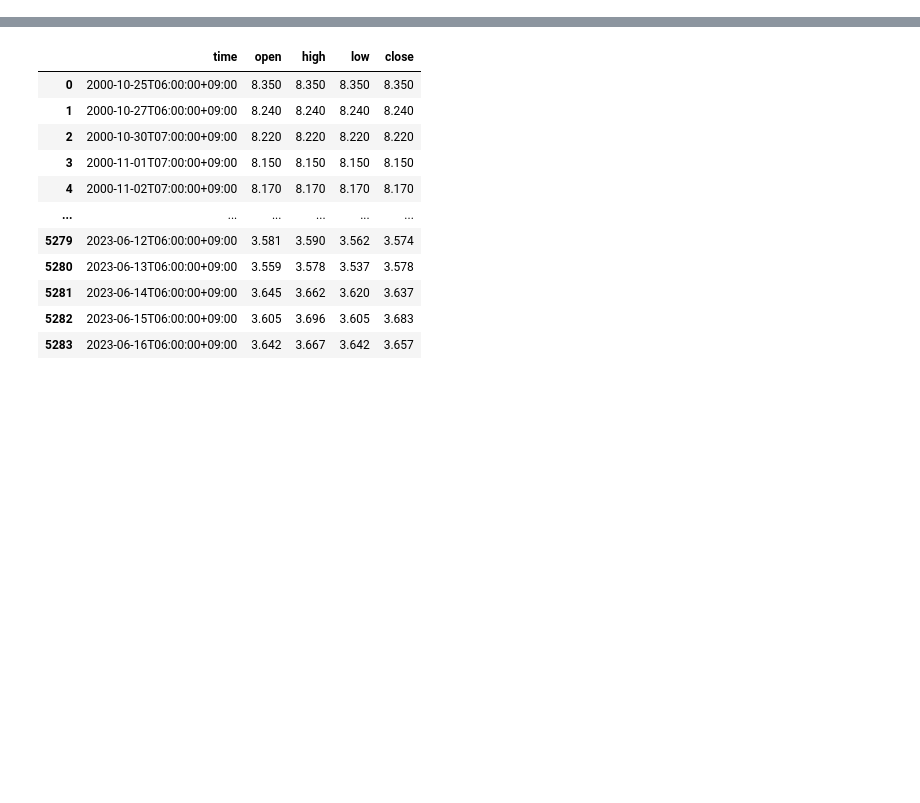
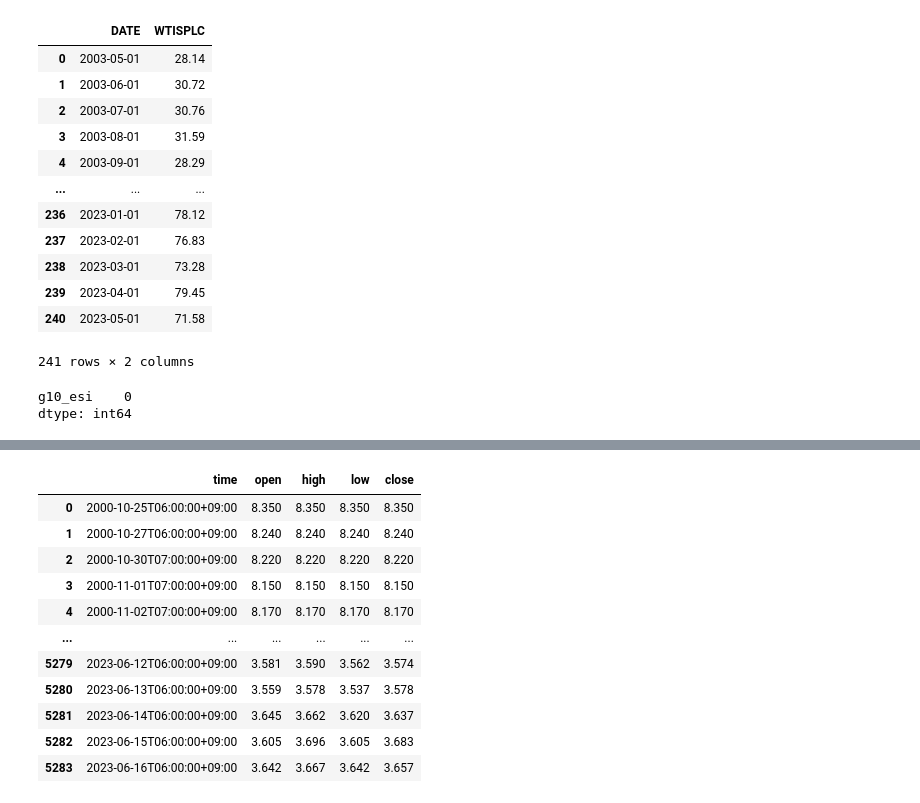
Before and after one commit to Meermeer/Projects, a Jupyter notebook: 거시경제데이터합치기.ipynb, the cells around one changed output, grey strips where cells are left out. Drawn from its saved outputs; the diff is of its cells as text; code cells hidden in the pictures; blank space fills up the shorter version.

```diff
--- a/거시경제데이터합치기.ipynb
+++ b/거시경제데이터합치기.ipynb
@@ -53,0 +106,23 @@ data6.set_index('시점', inplace=True)
+# %%
+data10 = pd.read_csv('./datasets/wti_lag.csv')
+# %%
+data10
+# %% [output]
+|  | DATE | WTISPLC |
+| 0 | 2003-05-01 | 28.14 |
+| 1 | 2003-06-01 | 30.72 |
+| 2 | 2003-07-01 | 30.76 |
+| 3 | 2003-08-01 | 31.59 |
+| 4 | 2003-09-01 | 28.29 |
+| ... | ... | ... |
+| 236 | 2023-01-01 | 78.12 |
+| 237 | 2023-02-01 | 76.83 |
+| 238 | 2023-03-01 | 73.28 |
+| 239 | 2023-04-01 | 79.45 |
+| 240 | 2023-05-01 | 71.58 |
+241 rows × 2 columns
+# %%
+data9_selected.isna().sum()
+# %% [output]
+g10_esi    0
+dtype: int64
```
Also changed, not shown: parts of 13 cells of this notebook, 3 other files.
